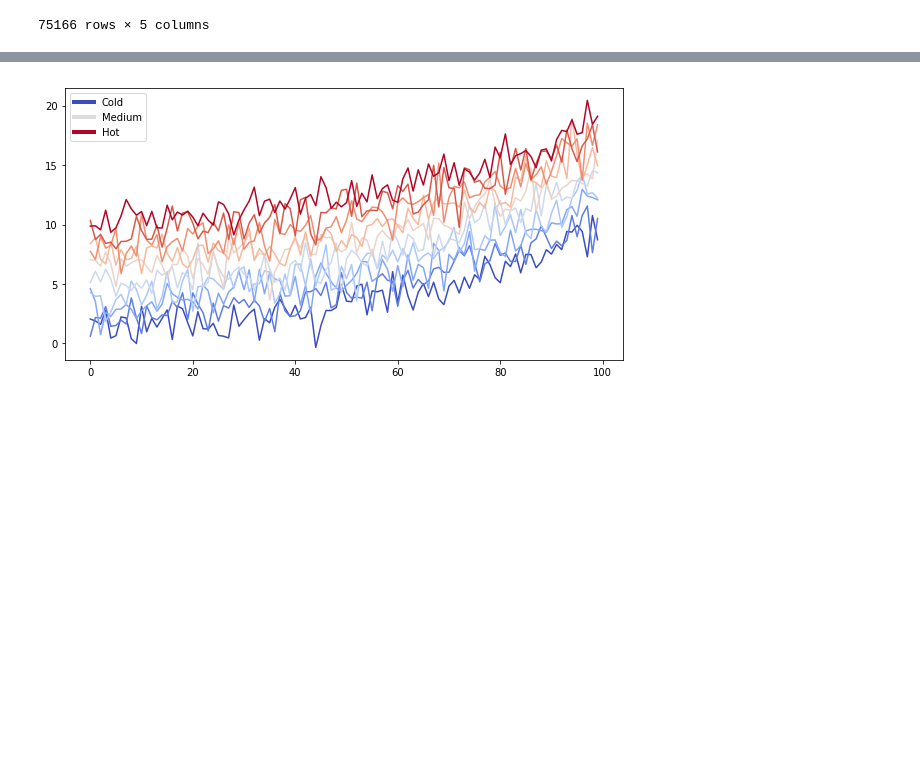
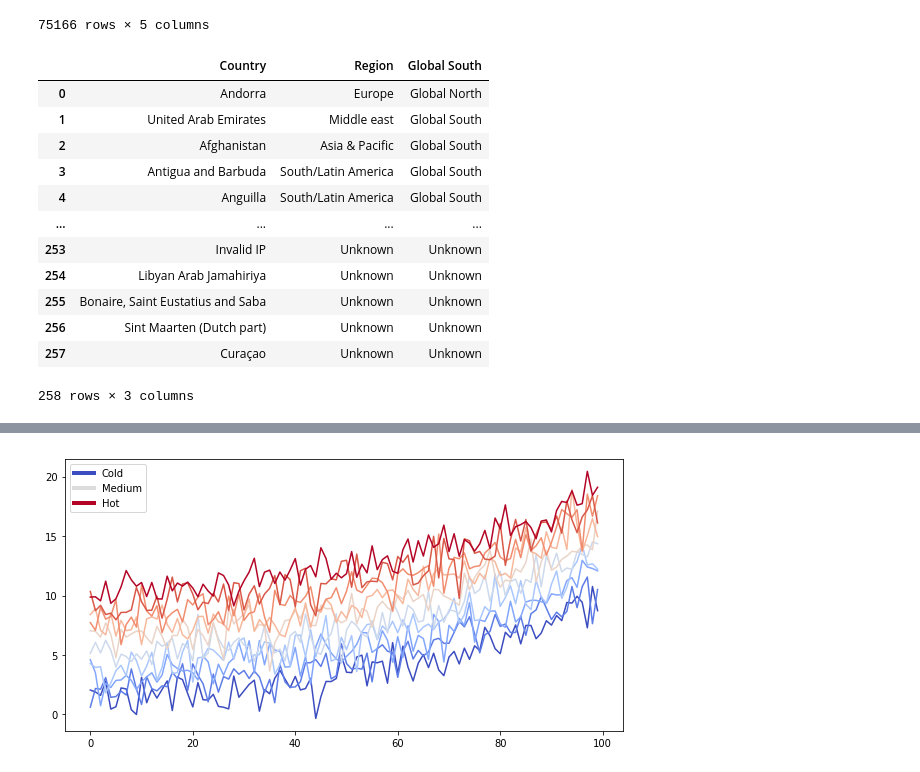
Before and after one commit to avisionh/analysis-structuralbreak, a Jupyter notebook: docs/content/features/notebooks.ipynb, the cells around one changed output, grey strips where cells are left out. Drawn from its saved outputs; the diff is of its cells as text; code cells hidden in the pictures; blank space fills up the shorter version.

Commit message:
chore: Import lookups from webpages
These lookups are necessary to allow us to efficiently map countries to regions.

```diff
--- a/docs/content/features/notebooks.ipynb
+++ b/docs/content/features/notebooks.ipynb
@@ -91,3 +91,37 @@ data_hotel
 | 119388 | City Hotel | 2017-08-31 | 2.0 | GBR | 104.40 |
 | 119389 | City Hotel | 2017-08-29 | 2.0 | DEU | 151.20 |
 75166 rows × 5 columns
+# %%
+import requests
+
+# get country lookups
+url = "https://unstats.un.org/unsd/methodology/m49/"
+html = requests.get(url).content
+data_countries = pd.read_html(html)
+ # take first list element which is in English
+data_countries = data_countries[0]
+
+# get region lookups
+url = "https://meta.wikimedia.org/wiki/List_of_countries_by_regional_classification"
+html = requests.get(url).content
+data_regions = pd.read_html(html)
+ # take first list element which is in English
+data_regions = data_regions[0]
+del url, html
+# %%
+#pd.DataFrame(data = data_countries, columns = ['Country or Area', 'M49 code', 'ISO-alpha3 code'])
+data_regions
+# %% [output]
+|  | Country | Region | Global South |
+| 0 | Andorra | Europe | Global North |
+| 1 | United Arab Emirates | Middle east | Global South |
+| 2 | Afghanistan | Asia & Pacific | Global South |
+| 3 | Antigua and Barbuda | South/Latin America | Global South |
+| 4 | Anguilla | South/Latin America | Global South |
+| ... | ... | ... | ... |
+| 253 | Invalid IP | Unknown | Unknown |
+| 254 | Libyan Arab Jamahiriya | Unknown | Unknown |
+| 255 | Bonaire, Saint Eustatius and Saba | Unknown | Unknown |
+| 256 | Sint Maarten (Dutch part) | Unknown | Unknown |
+| 257 | Curaçao | Unknown | Unknown |
+258 rows × 3 columns
```
Also changed, not shown: parts of 1 cell of this notebook.
